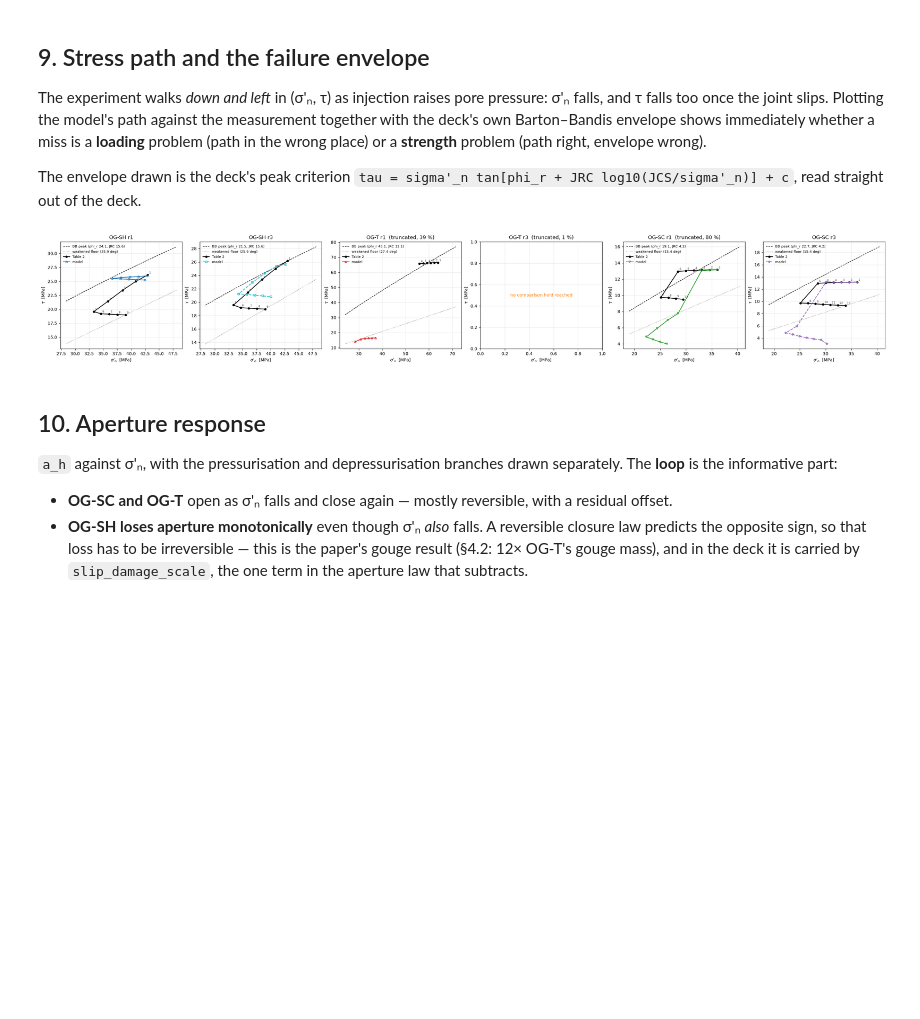
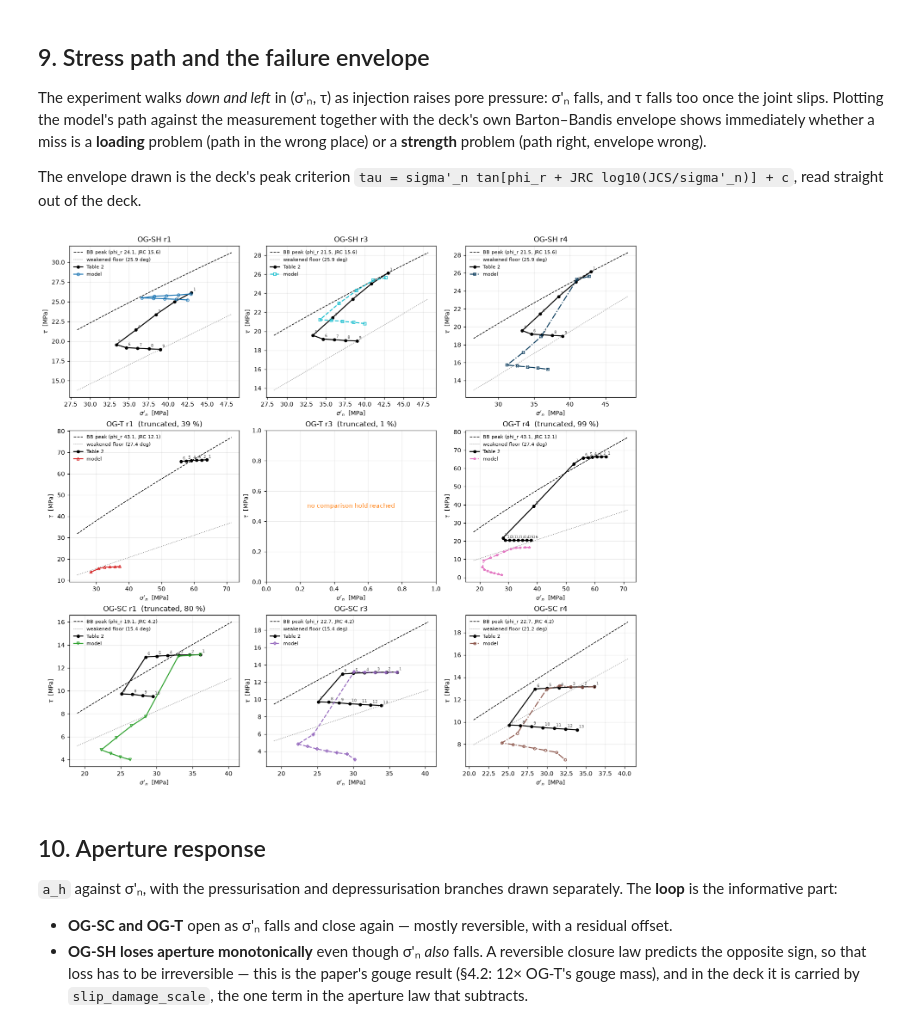
Before and after one commit to saeedvdi/orca_4.0, a Jupyter notebook: Examples/Kalantar2025/Kalantar2025_table2_validation.ipynb, the cells around one changed output. Cells and saved outputs as stored; diff of their text form; code cells hidden in the pictures; blank space fills up the shorter version.

```diff
--- a/Examples/Kalantar2025/Kalantar2025_table2_validation.ipynb
+++ b/Examples/Kalantar2025/Kalantar2025_table2_validation.ipynb
@@ -177,6 +177,11 @@ RUNS = {
         deck=STUDY_DIR / "OGSH/110_02_og_sh_bbfast_r3.i",
         csv=STUDY_DIR / "OGSH/results_csv_hpc/110_02_og_sh_bbfast_r3_hpc.csv",
         color="#17becf", linestyle="--", marker="s"),
+    "OG-SH r4": dict(
+        specimen="OG-SH",
+        deck=STUDY_DIR / "OGSH/110_07_og_sh_bbfast_r4.i",
+        csv=STUDY_DIR / "OGSH/results_csv_hpc/110_07_og_sh_bbfast_r4_hpc.csv",
+        color="#0b3c5d", linestyle="-.", marker="X"),
     "OG-T r1": dict(
         specimen="OG-T",
         deck=STUDY_DIR / "OGT/110_03_og_t_bbfast_r1.i",
@@ -187,6 +192,11 @@ RUNS = {
         deck=STUDY_DIR / "OGT/110_04_og_t_bbfast_r3.i",
         csv=STUDY_DIR / "OGT/results_csv_hpc/110_04_og_t_bbfast_r3_hpc.csv",
         color="#ff7f0e", linestyle="--", marker="D"),
+    "OG-T r4": dict(
+        specimen="OG-T",
+        deck=STUDY_DIR / "OGT/110_08_og_t_bbfast_r4.i",
+        csv=STUDY_DIR / "OGT/results_csv_hpc/110_08_og_t_bbfast_r4_hpc.csv",
+        color="#e377c2", linestyle="-.", marker="*"),
     "OG-SC r1": dict(
         specimen="OG-SC",
         deck=STUDY_DIR / "OGSC/110_05_og_sc_bbfast_r1.i",
@@ -197,6 +207,11 @@ RUNS = {
         deck=STUDY_DIR / "OGSC/110_06_og_sc_bbfast_r3.i",
         csv=STUDY_DIR / "OGSC/results_csv_hpc/110_06_og_sc_bbfast_r3_hpc.csv",
         color="#9467bd", linestyle="--", marker="P"),
+    "OG-SC r4": dict(
+        specimen="OG-SC",
+        deck=STUDY_DIR / "OGSC/110_09_og_sc_bbfast_r4.i",
+        csv=STUDY_DIR / "OGSC/results_csv_hpc/110_09_og_sc_bbfast_r4_hpc.csv",
+        color="#8c564b", linestyle="-.", marker="h"),
 }
 
 import re
@@ -560,36 +674,46 @@ def bb_envelope(sn_mpa, p):
     sn = np.clip(sn_mpa, 1e-3, None)
     phi = p["phi_r"] + p["jrc"] * np.log10(p["jcs"] / 1e6 / sn)
     return sn * np.tan(np.radians(np.clip(phi, 0, 85))) + p["cohesion"] / 1e6
 
-fig, axes = plt.subplots(1, max(1, len(SHOWN)), figsize=(4.2 * max(1, len(SHOWN)), 3.9),
-                         squeeze=False)
+def run_grid(n, ncols=3):
+    '''Create a compact grid and hide panels not occupied by a run.'''
+    nplots = max(1, n)
+    ncols = min(ncols, nplots)
+    nrows = math.ceil(nplots / ncols)
+    fig, axes = plt.subplots(nrows, ncols, figsize=(4.2 * ncols, 3.9 * nrows),
+                             squeeze=False)
+    for ax in axes.flat[n:]:
+        ax.set_visible(False)
+    return fig, axes
+
+fig, axes = run_grid(len(SHOWN))
 for ax, s in zip(axes.flat, SHOWN):
     cfg = SHOWN[s]
     tab, p = STAGE_TABLES[s], deck_params(cfg["deck"])
     ax.set_xlabel(r"$\sigma'_n$  [MPa]"); ax.set_ylabel(r"$\tau$  [MPa]")
     ax.set_title(s if cfg["complete"] else f"{s}  (truncated, {cfg['pct']:.0f} %)")
     if tab.empty:
         ax.text(0.5, 0.5, "no comparison hold reached", ha="center", va="center",
                 transform=ax.transAxes, color=cfg["color"])
         continue
     lo = min(tab["sn_meas"].min(), np.nanmin(tab["sn_sim"])) * 0.85
     hi = max(tab["sn_meas"].max(), np.nanmax(tab["sn_sim"])) * 1.12
     grid = np.linspace(lo, hi, 200)
     ax.plot(grid, bb_envelope(grid, p), "k--", lw=1.0,
             label=f"BB peak (phi_r {p['phi_r']:.1f}, JRC {p['jrc']:.1f})")
     ax.plot(grid, grid * np.tan(np.radians(p["phi_sw"])), ":", color="0.5", lw=1.0,
             label=f"weakened floor ({p['phi_sw']:.1f} deg)")
     ax.plot(tab["sn_meas"], tab["tau_meas"], "-o", ms=4, color="k", label="Table 2")
     ax.plot(tab["sn_sim"], tab["tau_sim"], ms=4, mfc="none",
             color=cfg["color"], linestyle=cfg["linestyle"], marker=cfg["marker"],
             label="model")
     for _, r in tab.iterrows():
         ax.annotate(int(r["stage"]), (r["sn_meas"], r["tau_meas"]), fontsize=6,
                     xytext=(3, 3), textcoords="offset points", color="0.3")
     ax.legend(fontsize=7, loc="upper left")
 plt.show()
 # %% [output]
-[figure, old version]
+[figure, new version]
 # %% [markdown]
 ## 10. Aperture response
 
```
Also changed, not shown: parts of 8 cells of this notebook, 1 other file.
